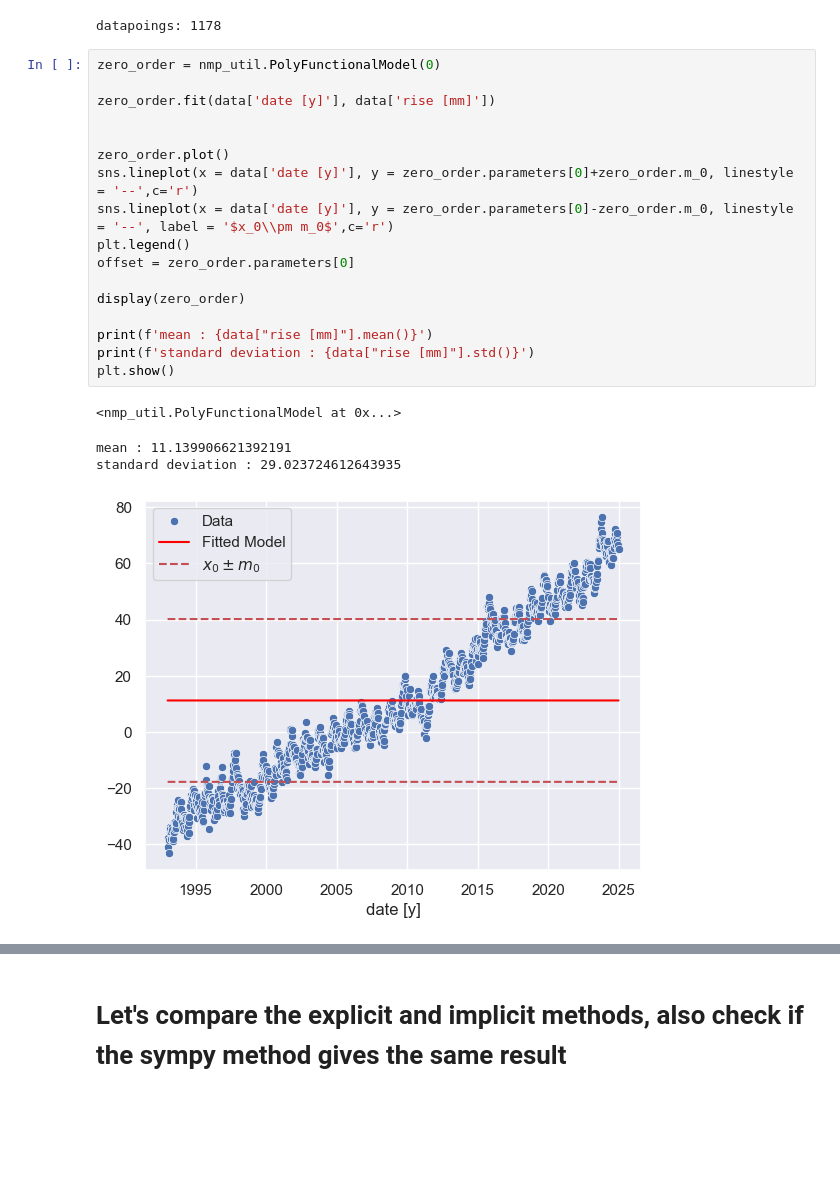
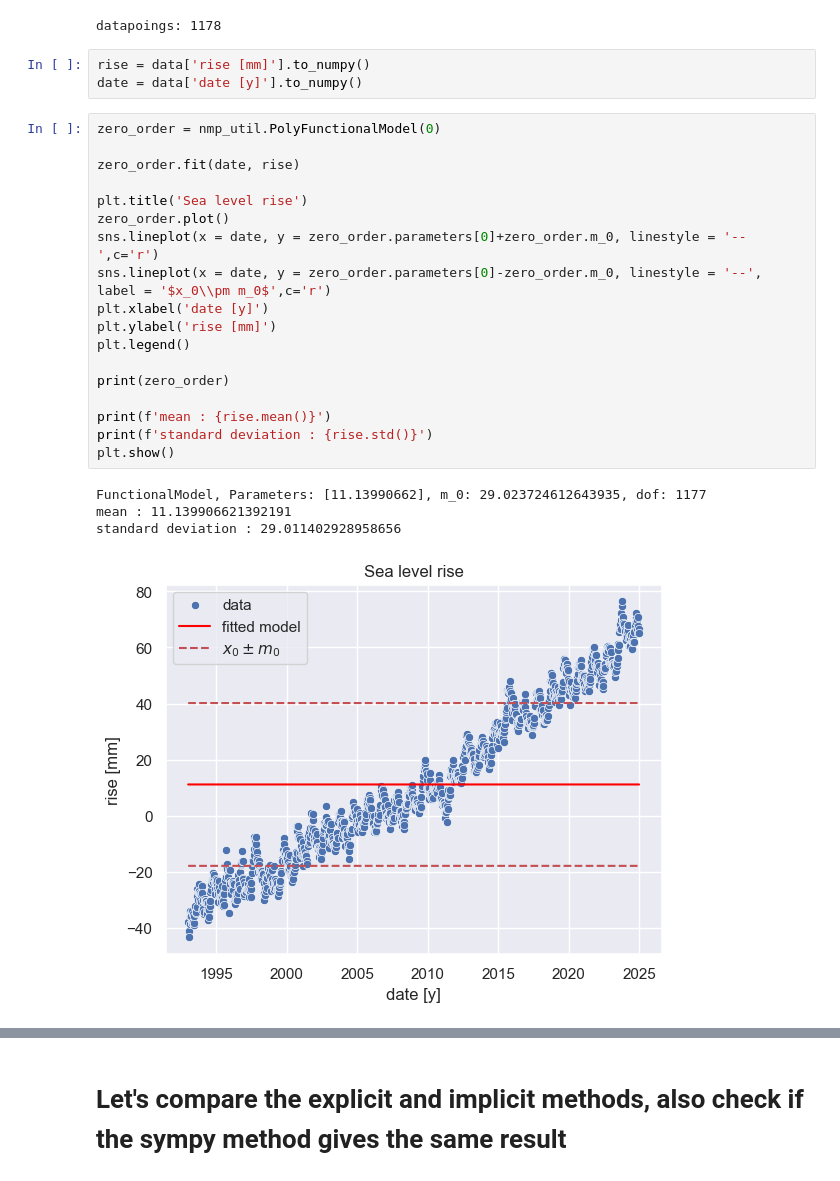
Before and after one commit to SecretGmG/nmp_exercises, a Jupyter notebook: ex_03/Sigrist_Serie_3.ipynb, the cells around one changed output, grey strips where cells are left out. Saved outputs shown, nothing was run; the diff lists cells and outputs as text; blank space fills up the shorter version.

```diff
--- a/ex_03/Sigrist_Serie_3.ipynb
+++ b/ex_03/Sigrist_Serie_3.ipynb
@@ -37,28 +37,32 @@ print(f'datapoings: {len(data)}')
 datapoints : 1178
 [figure]
 datapoings: 1178
+# %%
+rise = data['rise [mm]'].to_numpy()
+date = data['date [y]'].to_numpy()
 # %%
 zero_order = nmp_util.PolyFunctionalModel(0)
 
-zero_order.fit(data['date [y]'], data['rise [mm]'])
+zero_order.fit(date, rise)
 
+plt.title('Sea level rise')
+zero_order.plot()
+sns.lineplot(x = date, y = zero_order.parameters[0]+zero_order.m_0, linestyle = '--',c='r')
+sns.lineplot(x = date, y = zero_order.parameters[0]-zero_order.m_0, linestyle = '--', label = '$x_0\\pm m_0$',c='r')
+plt.xlabel('date [y]')
+plt.ylabel('rise [mm]')
+plt.legend()
 
-zero_order.plot()
-sns.lineplot(x = data['date [y]'], y = zero_order.parameters[0]+zero_order.m_0, linestyle = '--',c='r')
-sns.lineplot(x = data['date [y]'], y = zero_order.parameters[0]-zero_order.m_0, linestyle = '--', label = '$x_0\\pm m_0$',c='r')
-plt.legend()
-offset = zero_order.parameters[0]
+print(zero_order)
 
-display(zero_order)
-
-print(f'mean : {data["rise [mm]"].mean()}')
-print(f'standard deviation : {data["rise [mm]"].std()}')
+print(f'mean : {rise.mean()}')
+print(f'standard deviation : {rise.std()}')
 plt.show()
 # %% [output]
-<nmp_util.PolyFunctionalModel at 0x...>
+FunctionalModel, Parameters: [11.13990662], m_0: 29.023724612643935, dof: 1177
+mean : 11.139906621392191
+standard deviation : 29.011402928958656
-mean : 11.139906621392191
-standard deviation : 29.023724612643935
-[figure, old version]
+[figure, new version]
 # %%
 first_order = nmp_util.PolyFunctionalModel(1)
 
```
Also changed, not shown: parts of 8 cells of this notebook, 5 other files.
